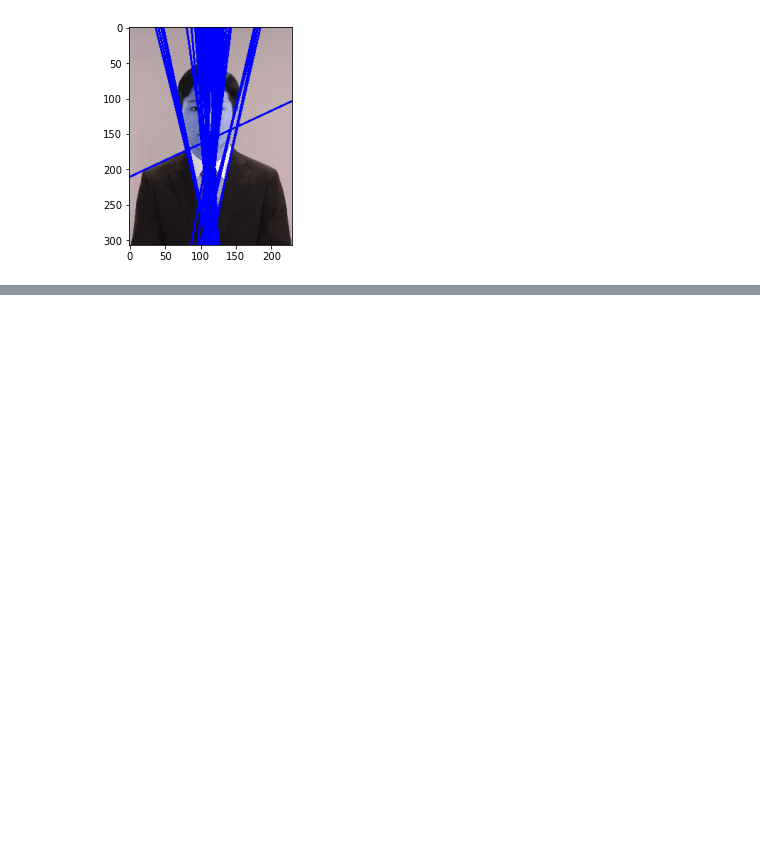
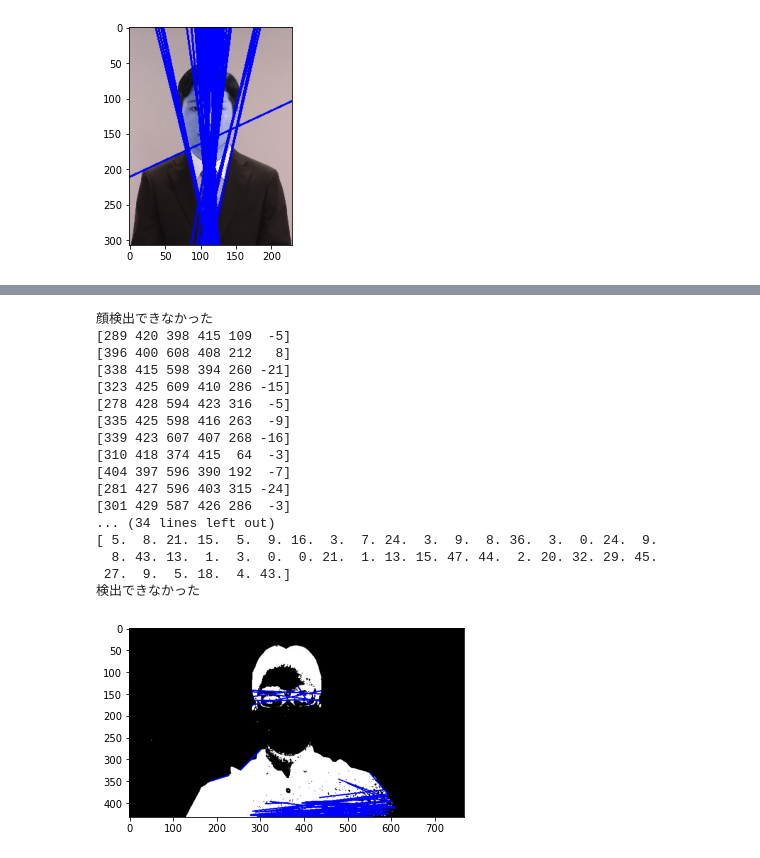
Before and after one commit to ess4536/miso-app, a Jupyter notebook: miso_shoulder.ipynb, the cells around one changed output, grey strips where cells are left out. Saved outputs shown, nothing was run; the diff lists cells and outputs as text; code cells hidden in the pictures; blank space fills up the shorter version.

```diff
--- a/miso_shoulder.ipynb
+++ b/miso_shoulder.ipynb
@@ -327,0 +329,22 @@ hough_lines:  44
+# %%
+result = detect_shoulder('./data/images/diff.jpg')
+print(result)
+# %% [output]
+顔検出できなかった
+[289 420 398 415 109  -5]
+[396 400 608 408 212   8]
+[338 415 598 394 260 -21]
+[323 425 609 410 286 -15]
+[278 428 594 423 316  -5]
+[335 425 598 416 263  -9]
+[339 423 607 407 268 -16]
+[310 418 374 415  64  -3]
+[404 397 596 390 192  -7]
+[281 427 596 403 315 -24]
+[301 429 587 426 286  -3]
+... (34 lines left out)
+[ 5.  8. 21. 15.  5.  9. 16.  3.  7. 24.  3.  9.  8. 36.  3.  0. 24.  9.
+  8. 43. 13.  1.  3.  0.  0. 21.  1. 13. 15. 47. 44.  2. 20. 32. 29. 45.
+ 27.  9.  5. 18.  4. 43.]
+検出できなかった
+[figure, added]
```
Also changed, not shown: parts of 24 cells of this notebook, 4 other files.
